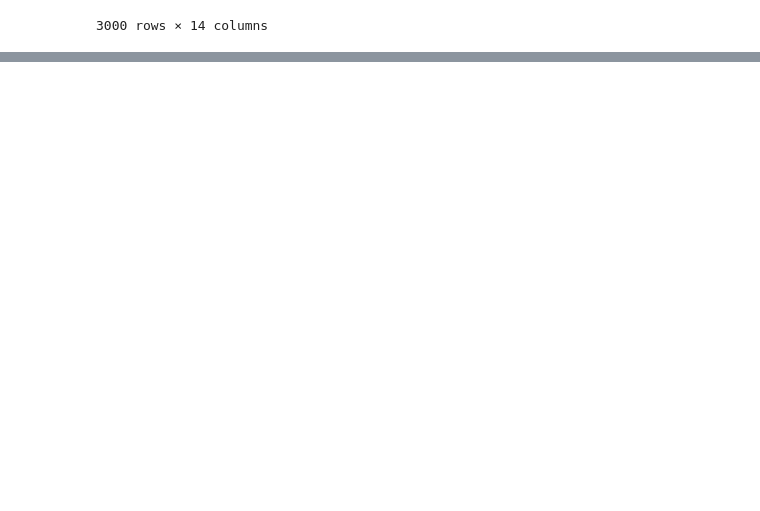
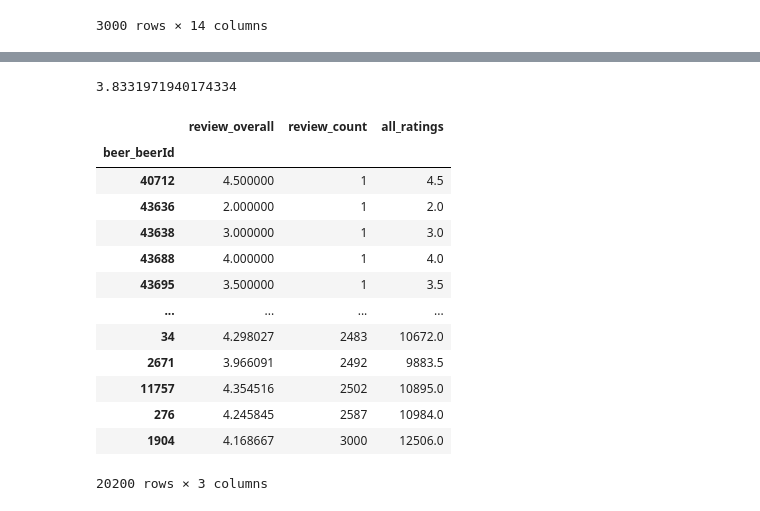
Before and after one commit to utkarsshhh/beer-data-analysis, a Jupyter notebook: Untitled.ipynb, the cells around one changed output, grey strips where cells are left out. Drawn from its saved outputs; the diff is of its cells as text; code cells hidden in the pictures; blank space fills up the shorter version.

Commit message:
chore: beer recommendation

```diff
--- a/Untitled.ipynb
+++ b/Untitled.ipynb
@@ -178,0 +200,2 @@ Name: beer_name, Length: 18339, dtype: int64
+# %%
+count_df.rename(columns = {'review_overall':'review_count'}, inplace = True)
@@ -178,0 +219,2 @@ Name: beer_name, Length: 18339, dtype: int64
+# %%
+grouped_df = ratings_df.join(count_df)
@@ -178,0 +238,2 @@ Name: beer_name, Length: 18339, dtype: int64
+# %%
+grouped_df['all_ratings'] = grouped_df['review_overall'] * grouped_df['review_count']
@@ -178,0 +242,23 @@ Name: beer_name, Length: 18339, dtype: int64
+# %%
+arith_avg
+# %% [output]
+3.8331971940174334
+# %%
+grouped_df.sort_values(by = 'review_count',inplace = True)
+# %%
+grouped_df
+# %% [output]
+|  | review_overall | review_count | all_ratings |
+| beer_beerId |  |  |  |
+| 40712 | 4.500000 | 1 | 4.5 |
+| 43636 | 2.000000 | 1 | 2.0 |
+| 43638 | 3.000000 | 1 | 3.0 |
+| 43688 | 4.000000 | 1 | 4.0 |
+| 43695 | 3.500000 | 1 | 3.5 |
+| ... | ... | ... | ... |
+| 34 | 4.298027 | 2483 | 10672.0 |
+| 2671 | 3.966091 | 2492 | 9883.5 |
+| 11757 | 4.354516 | 2502 | 10895.0 |
+| 276 | 4.245845 | 2587 | 10984.0 |
+| 1904 | 4.168667 | 3000 | 12506.0 |
+20200 rows × 3 columns
```
Also changed, not shown: parts of 14 cells of this notebook.
